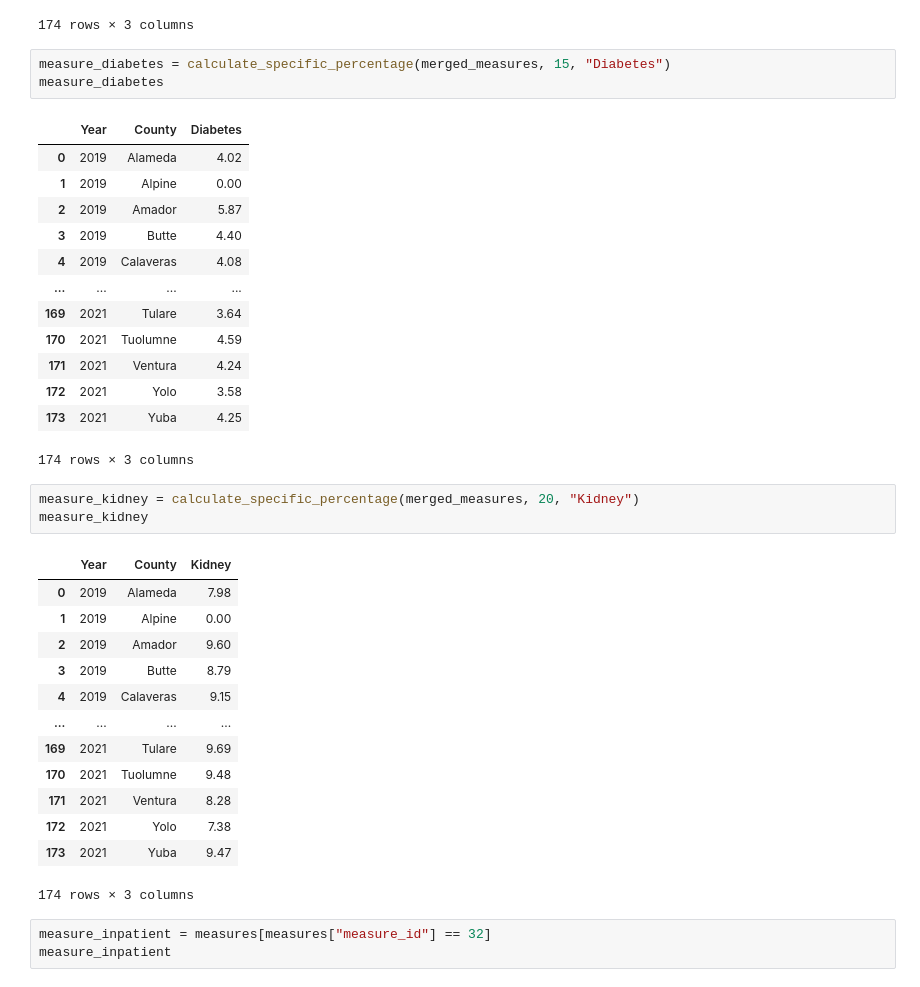
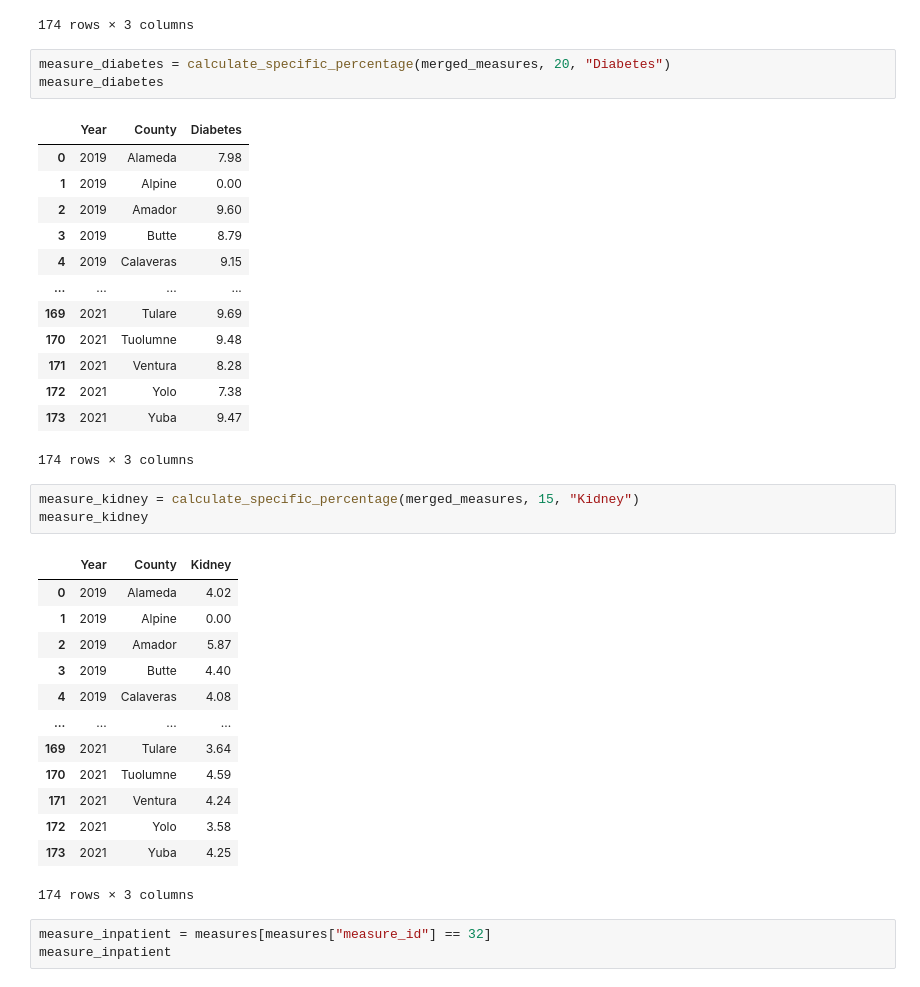
Before and after one commit to yoykyL/CPSC368_Research, a Jupyter notebook: DataCleaning_EDA.ipynb, the cells around one changed output. Cells and saved outputs as stored; diff of their text form.

Commit message:
Correct kidney and diabetes

```diff
--- a/DataCleaning_EDA.ipynb
+++ b/DataCleaning_EDA.ipynb
@@ -451,38 +451,38 @@ measure_cancer
 | 173 | 2021 | Yuba | 2.16 |
 174 rows × 3 columns
 # %%
-measure_diabetes = calculate_specific_percentage(merged_measures, 15, "Diabetes")
+measure_diabetes = calculate_specific_percentage(merged_measures, 20, "Diabetes")
 measure_diabetes
 # %% [output]
 |  | Year | County | Diabetes |
-| 0 | 2019 | Alameda | 4.02 |
+| 0 | 2019 | Alameda | 7.98 |
 | 1 | 2019 | Alpine | 0.00 |
-| 2 | 2019 | Amador | 5.87 |
-| 3 | 2019 | Butte | 4.40 |
-| 4 | 2019 | Calaveras | 4.08 |
+| 2 | 2019 | Amador | 9.60 |
+| 3 | 2019 | Butte | 8.79 |
+| 4 | 2019 | Calaveras | 9.15 |
 | ... | ... | ... | ... |
-| 169 | 2021 | Tulare | 3.64 |
-| 170 | 2021 | Tuolumne | 4.59 |
-| 171 | 2021 | Ventura | 4.24 |
-| 172 | 2021 | Yolo | 3.58 |
-| 173 | 2021 | Yuba | 4.25 |
+| 169 | 2021 | Tulare | 9.69 |
+| 170 | 2021 | Tuolumne | 9.48 |
+| 171 | 2021 | Ventura | 8.28 |
+| 172 | 2021 | Yolo | 7.38 |
+| 173 | 2021 | Yuba | 9.47 |
 174 rows × 3 columns
 # %%
-measure_kidney = calculate_specific_percentage(merged_measures, 20, "Kidney")
+measure_kidney = calculate_specific_percentage(merged_measures, 15, "Kidney")
 measure_kidney
 # %% [output]
 |  | Year | County | Kidney |
-| 0 | 2019 | Alameda | 7.98 |
+| 0 | 2019 | Alameda | 4.02 |
 | 1 | 2019 | Alpine | 0.00 |
-| 2 | 2019 | Amador | 9.60 |
-| 3 | 2019 | Butte | 8.79 |
-| 4 | 2019 | Calaveras | 9.15 |
+| 2 | 2019 | Amador | 5.87 |
+| 3 | 2019 | Butte | 4.40 |
+| 4 | 2019 | Calaveras | 4.08 |
 | ... | ... | ... | ... |
-| 169 | 2021 | Tulare | 9.69 |
-| 170 | 2021 | Tuolumne | 9.48 |
-| 171 | 2021 | Ventura | 8.28 |
-| 172 | 2021 | Yolo | 7.38 |
-| 173 | 2021 | Yuba | 9.47 |
+| 169 | 2021 | Tulare | 3.64 |
+| 170 | 2021 | Tuolumne | 4.59 |
+| 171 | 2021 | Ventura | 4.24 |
+| 172 | 2021 | Yolo | 3.58 |
+| 173 | 2021 | Yuba | 4.25 |
 174 rows × 3 columns
 # %%
 measure_inpatient = measures[measures["measure_id"] == 32]
```
Also changed, not shown: parts of 1 cell of this notebook, 1 other file.
